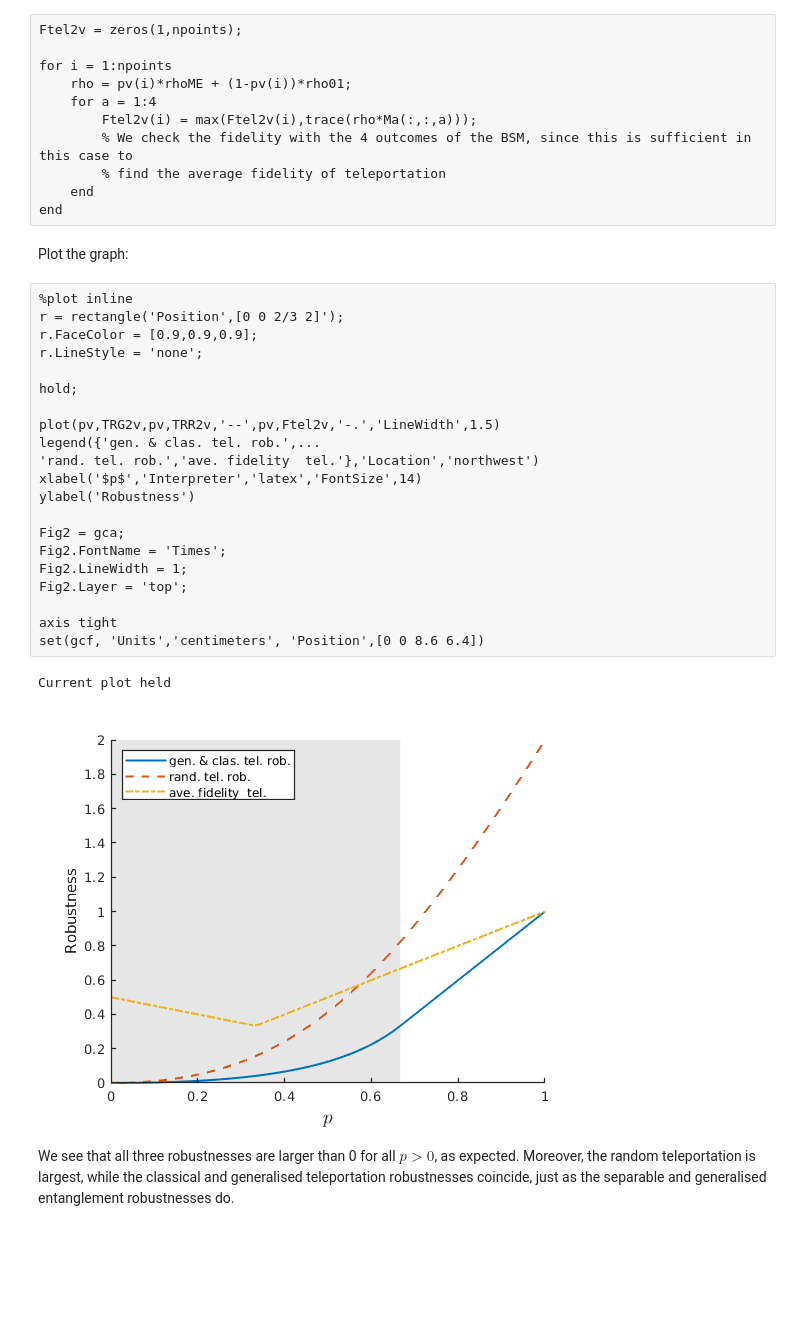
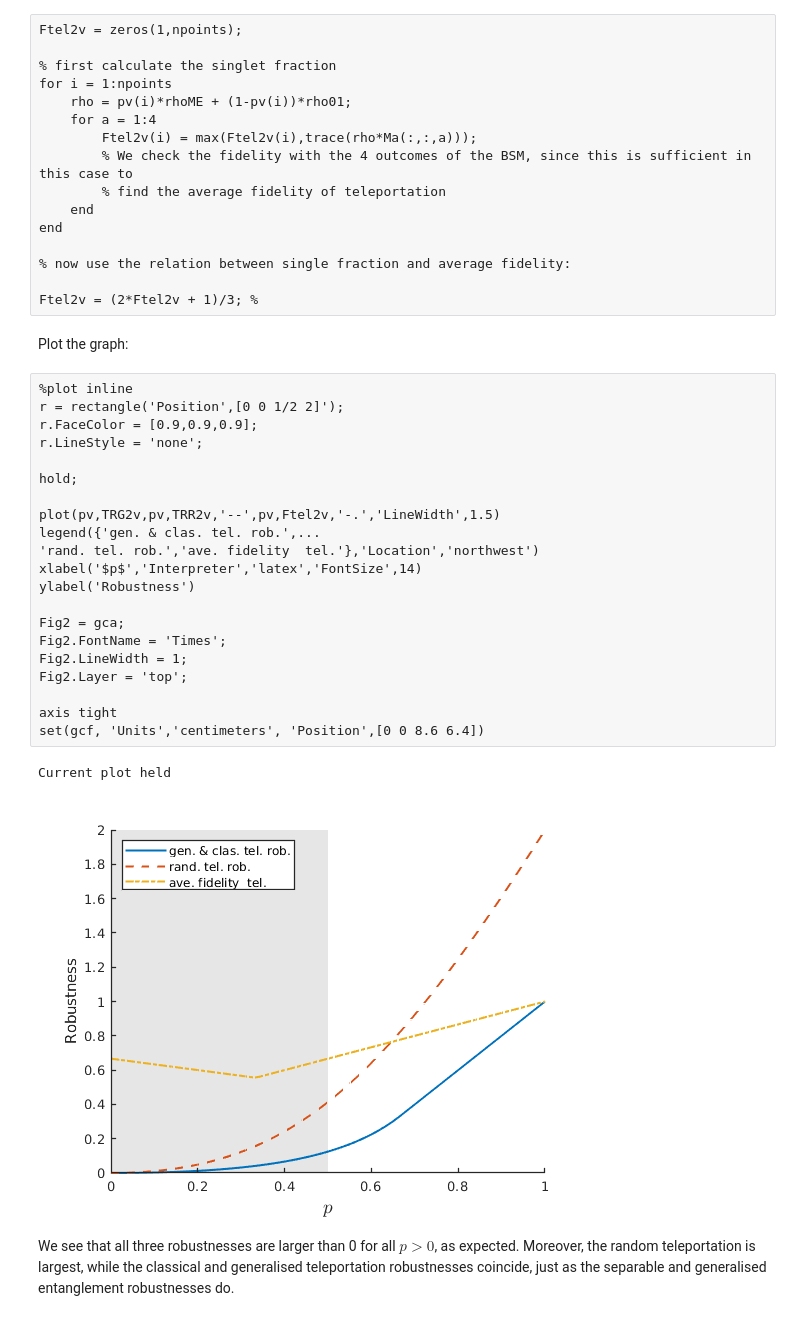
Before and after one commit to paulskrzypczyk/nonclassicalteleportation, a Jupyter notebook: Quantifying teleportation.ipynb, the cells around one changed output. Cells and saved outputs as stored; diff of their text form; blank space fills up the shorter version.

Commit message:
updated mistake in average fidelity of teleportation

```diff
--- a/Quantifying teleportation.ipynb
+++ b/Quantifying teleportation.ipynb
@@ -67,6 +67,7 @@ We also want to compare to the average fidelity of teleportation that can be ach
 # %%
 Ftel2v = zeros(1,npoints);
 
+% first calculate the singlet fraction
 for i = 1:npoints
     rho = pv(i)*rhoME + (1-pv(i))*rho01;
     for a = 1:4
@@ -75,32 +76,36 @@ for i = 1:npoints
         % find the average fidelity of teleportation
     end
 end
+
+% now use the relation between single fraction and average fidelity:
+
+Ftel2v = (2*Ftel2v + 1)/3; %
 # %% [markdown]
 Plot the graph:
 # %%
 %plot inline
-r = rectangle('Position',[0 0 2/3 2]');
+r = rectangle('Position',[0 0 1/2 2]');
 r.FaceColor = [0.9,0.9,0.9];
 r.LineStyle = 'none';
 
 hold;
 
 plot(pv,TRG2v,pv,TRR2v,'--',pv,Ftel2v,'-.','LineWidth',1.5)
 legend({'gen. & clas. tel. rob.',...
 'rand. tel. rob.','ave. fidelity  tel.'},'Location','northwest')
 xlabel('$p$','Interpreter','latex','FontSize',14)
 ylabel('Robustness')
 
 Fig2 = gca;
 Fig2.FontName = 'Times';
 Fig2.LineWidth = 1;
 Fig2.Layer = 'top';
 
 axis tight
 set(gcf, 'Units','centimeters', 'Position',[0 0 8.6 6.4])
 # %% [output]
 Current plot held
-[figure, old version]
+[figure, new version]
 # %% [markdown]
 We see that all three robustnesses are larger than 0 for all $p> 0$, as expected. Moreover, the random teleportation is largest, while the classical and generalised teleportation robustnesses coincide, just as the separable and generalised entanglement robustnesses do.
 # %% [markdown]
```
